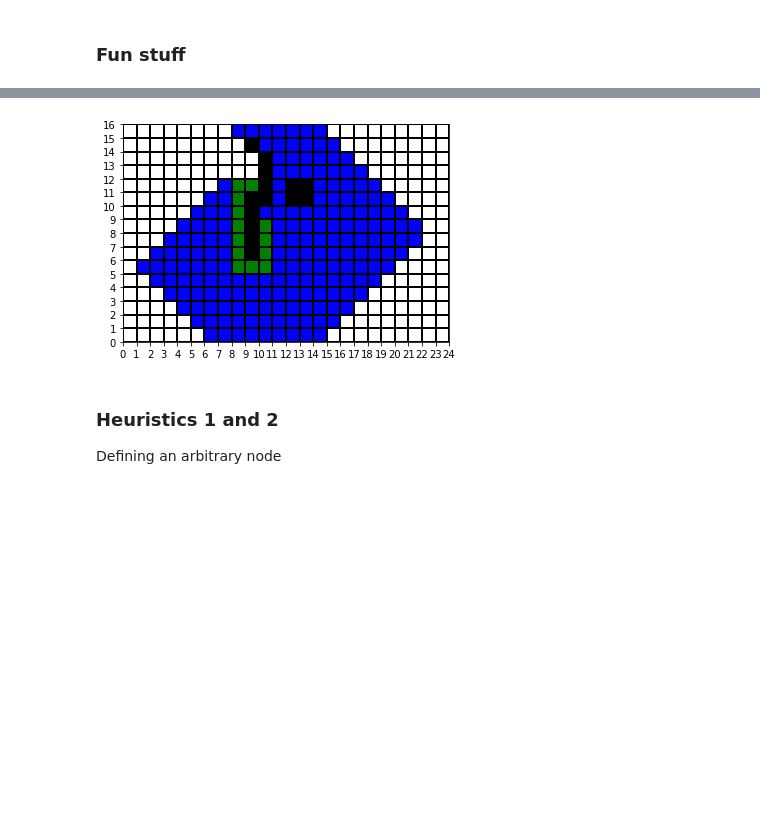
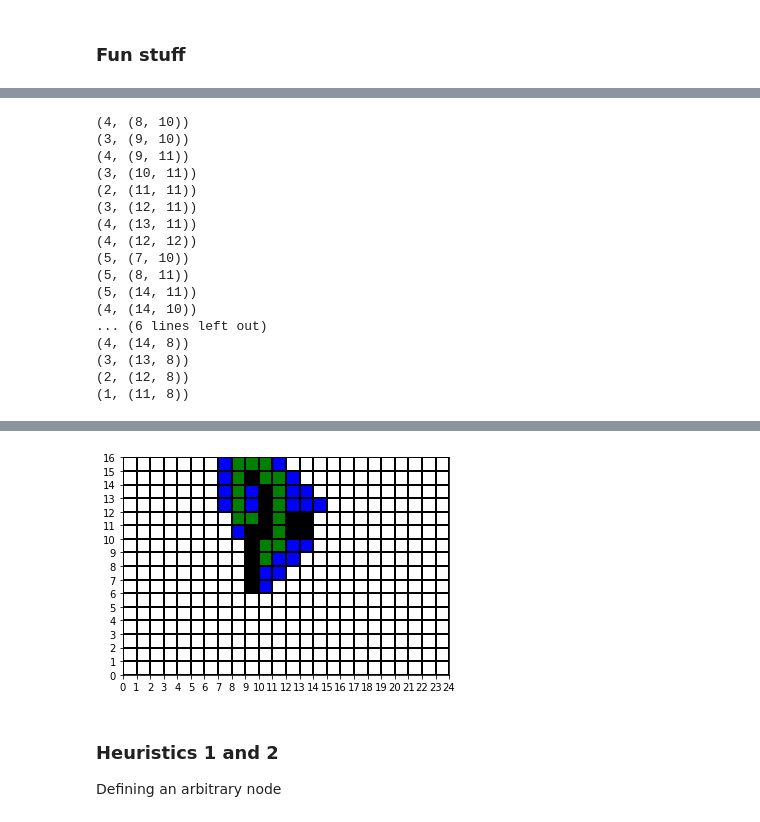
Before and after one commit to AntheaJFW/it5005-assignment-1-grp-39, a Jupyter notebook: Assignment 1 Q1-1.ipynb, the cells around one changed output, grey strips where cells are left out. Cells and saved outputs as stored; diff of their text form; code cells hidden in the pictures; blank space fills up the shorter version.

```diff
--- a/Assignment 1 Q1-1.ipynb
+++ b/Assignment 1 Q1-1.ipynb
@@ -364,0 +454,2 @@ Nodes explored: 195
+# %%
+child, expanded = informed_search(maze, lambda node: node.path_cost + h(node.action))
@@ -431,13 +541,14 @@ import matplotlib.animation as animation
 # %%
 def plot_state(draw_maze,
                coord:Tuple[int, int],
-               marker_type:Literal['start', 'end', 'barrier', 'path', 'expand']):
+               marker_type:Literal['start', 'end', 'path', 'expand', 'barrier']):
     mapping = {
         'start': 10,
         'end': 20,
         'expand': 30,
         'path': 40,
         'barrier': 50,
+        'replace': 10
     }
     draw_maze[-(coord[0]+1)][coord[1]] = mapping[marker_type]
     return draw_maze
@@ -556,10 +667,11 @@ def animate_algo(maze,
 
     fig, ax = plt.subplots()
     cmap = colors.ListedColormap(
-            ['white','green', 'red', 'blue','green','black']
+            ['white','green','red','blue', 'green', 'brown','black']
     )
-    bounds = [0,10,20,30,40,50]
-    data = ax.imshow(maze_map, cmap=cmap, vmin=0, vmax=50)
+    bounds = [0,10,20,30,40,50,60]
+    norm = colors.BoundaryNorm(bounds, cmap.N)
+    data = ax.imshow(maze_map, cmap=cmap, norm=norm)
     ax.grid(which='major', axis='both', linestyle='-', color='k', linewidth=2)
     rows=maze.boundaries[0]
     cols=maze.boundaries[1]
@@ -590,7 +702,7 @@ def save_and_view_visualisation(
         algo: Literal['Breadth first search',
                       'Greedy best first search']
     ) -> Video:
-    if algo not in ALGO_MAP:
-        raise Exception('Please provide a corresponding algo name')
+#     if algo not in ALGO_MAP:
+#         raise Exception('Please provide a corresponding algo name')
     expanded = get_expanded_from_algo(maze, ALGO_MAP[algo])
     return Video(animate_algo(maze, expanded, f'{algo}.mp4'))
@@ -597,15 +731,32 @@ def save_and_view_visualisation(
 # %%
 from functools import partial
 
 ALGO_MAP = {
     'Breadth first search': bfs_search_animated,
     'Greedy best first search h': partial(greedy_best_first_search_animated, h='h'),
     'Greedy best first search h2': partial(greedy_best_first_search_animated, h='h2')
 }
-save_and_view_visualisation('Breadth first search')
+save_and_view_visualisation('Greedy best first search h')
 # %% [output]
+(4, (8, 10))
+(3, (9, 10))
+(4, (9, 11))
+(3, (10, 11))
+(2, (11, 11))
+(3, (12, 11))
+(4, (13, 11))
+(4, (12, 12))
+(5, (7, 10))
+(5, (8, 11))
+(5, (14, 11))
+(4, (14, 10))
+... (6 lines left out)
+(4, (14, 8))
+(3, (13, 8))
+(2, (12, 8))
+(1, (11, 8))
 [interactive output not drawn]
-[figure, old version]
+[figure, new version]
 # %% [markdown]
 ### Heuristics 1 and 2
 Defining an arbitrary node
```
Also changed, not shown: parts of 24 cells of this notebook.
